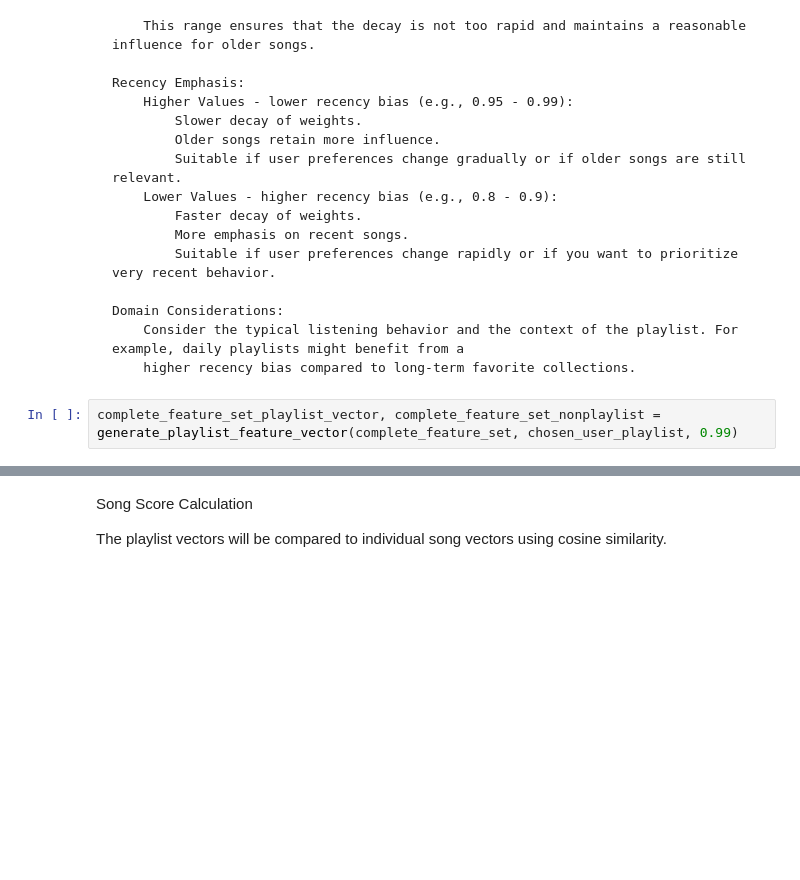
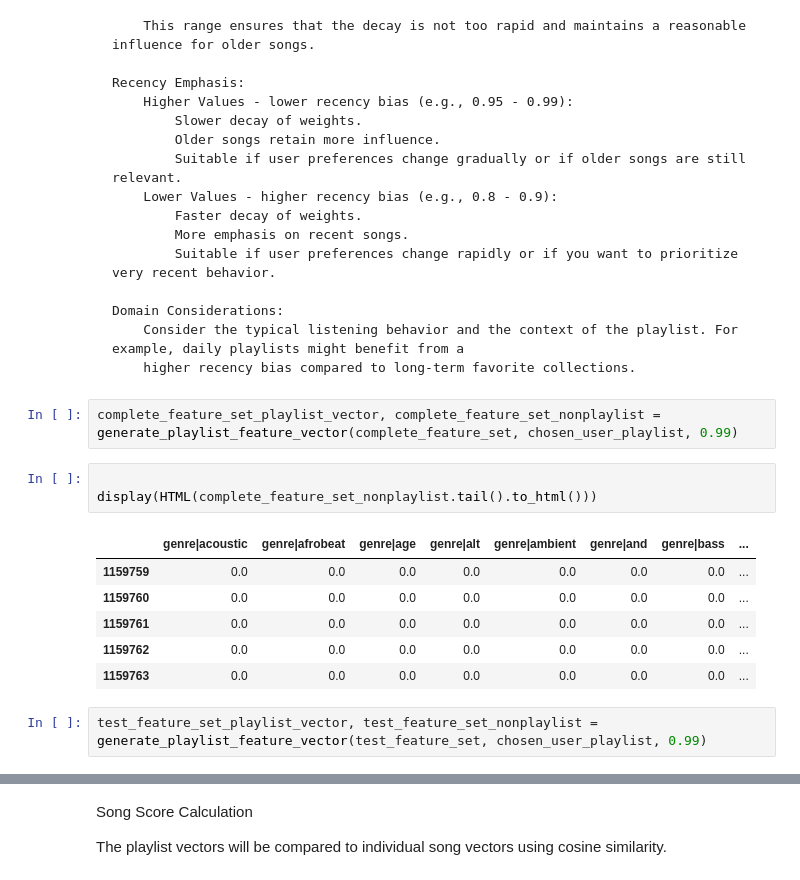
Before and after one commit to estefysc/music_recommender_system, a Jupyter notebook: recommender.ipynb, the cells around one changed output, grey strips where cells are left out. Drawn from its saved outputs; the diff is of its cells as text; blank space fills up the shorter version.

```diff
--- a/recommender.ipynb
+++ b/recommender.ipynb
@@ -546,3 +633,15 @@ compared to more recently added songs. Here are some guidelines and consideratio
         higher recency bias compared to long-term favorite collections.
 # %%
 complete_feature_set_playlist_vector, complete_feature_set_nonplaylist = generate_playlist_feature_vector(complete_feature_set, chosen_user_playlist, 0.99)
+# %%
+
+display(HTML(complete_feature_set_nonplaylist.tail().to_html()))
+# %% [output]
+|  | genre|acoustic | genre|afrobeat | genre|age | genre|alt | genre|ambient | genre|and | genre|bass | ... |
+| 1159759 | 0.0 | 0.0 | 0.0 | 0.0 | 0.0 | 0.0 | 0.0 | ... |
+| 1159760 | 0.0 | 0.0 | 0.0 | 0.0 | 0.0 | 0.0 | 0.0 | ... |
+| 1159761 | 0.0 | 0.0 | 0.0 | 0.0 | 0.0 | 0.0 | 0.0 | ... |
+| 1159762 | 0.0 | 0.0 | 0.0 | 0.0 | 0.0 | 0.0 | 0.0 | ... |
+| 1159763 | 0.0 | 0.0 | 0.0 | 0.0 | 0.0 | 0.0 | 0.0 | ... |
+# %%
+test_feature_set_playlist_vector, test_feature_set_nonplaylist = generate_playlist_feature_vector(test_feature_set, chosen_user_playlist, 0.99)
```
Also changed, not shown: parts of 17 cells of this notebook.
